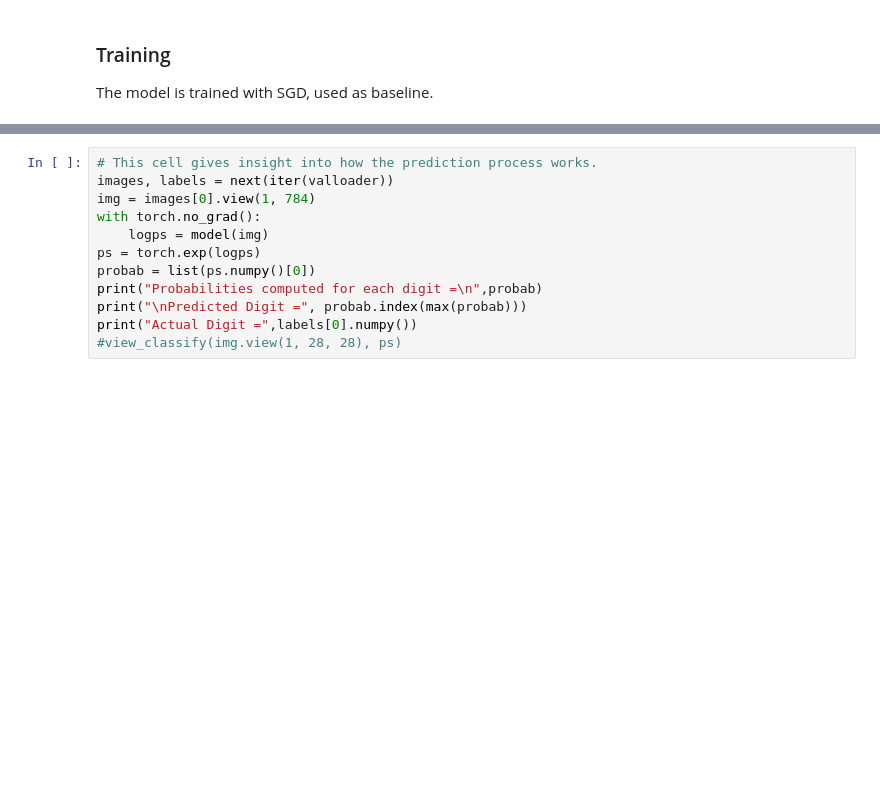
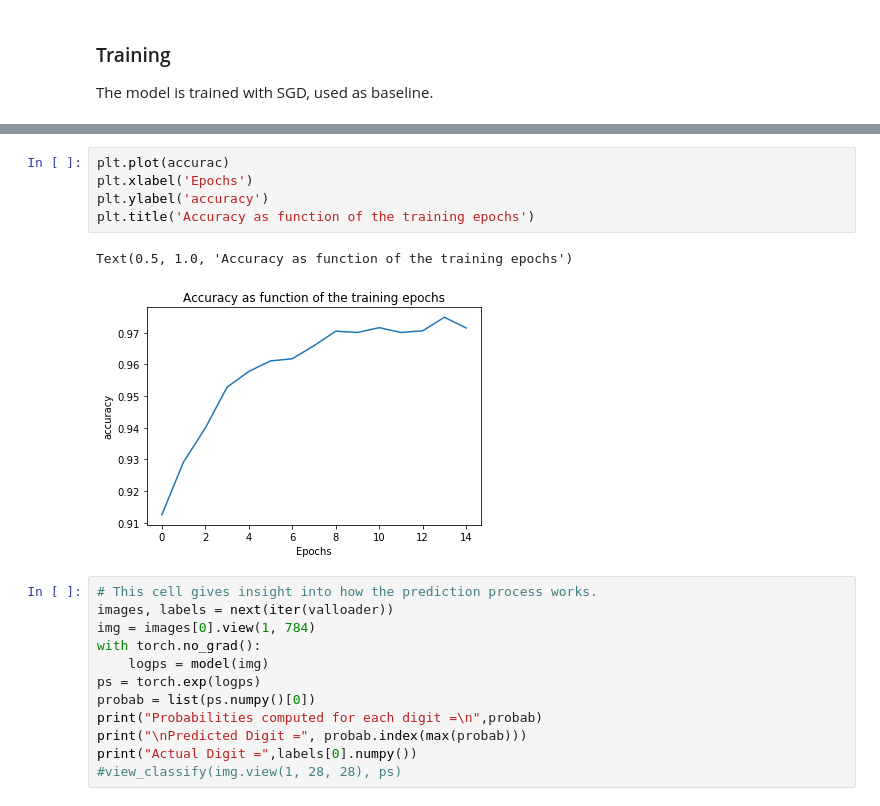
Before and after one commit to JoachimLandtmeters/OptMLproject, a Jupyter notebook: MNIST.ipynb, the cells around one changed output, grey strips where cells are left out. Drawn from its saved outputs; the diff is of its cells as text; blank space fills up the shorter version.

```diff
--- a/MNIST.ipynb
+++ b/MNIST.ipynb
@@ -164,3 +140,11 @@ plt.legend()
+# %%
+plt.plot(accurac)
+plt.xlabel('Epochs')
+plt.ylabel('accuracy')
+plt.title('Accuracy as function of the training epochs')
+# %% [output]
+Text(0.5, 1.0, 'Accuracy as function of the training epochs')
+[figure, added]
 # %%
 # This cell gives insight into how the prediction process works.
 images, labels = next(iter(valloader))
```
Also changed, not shown: parts of 18 cells of this notebook, 4 other files.
